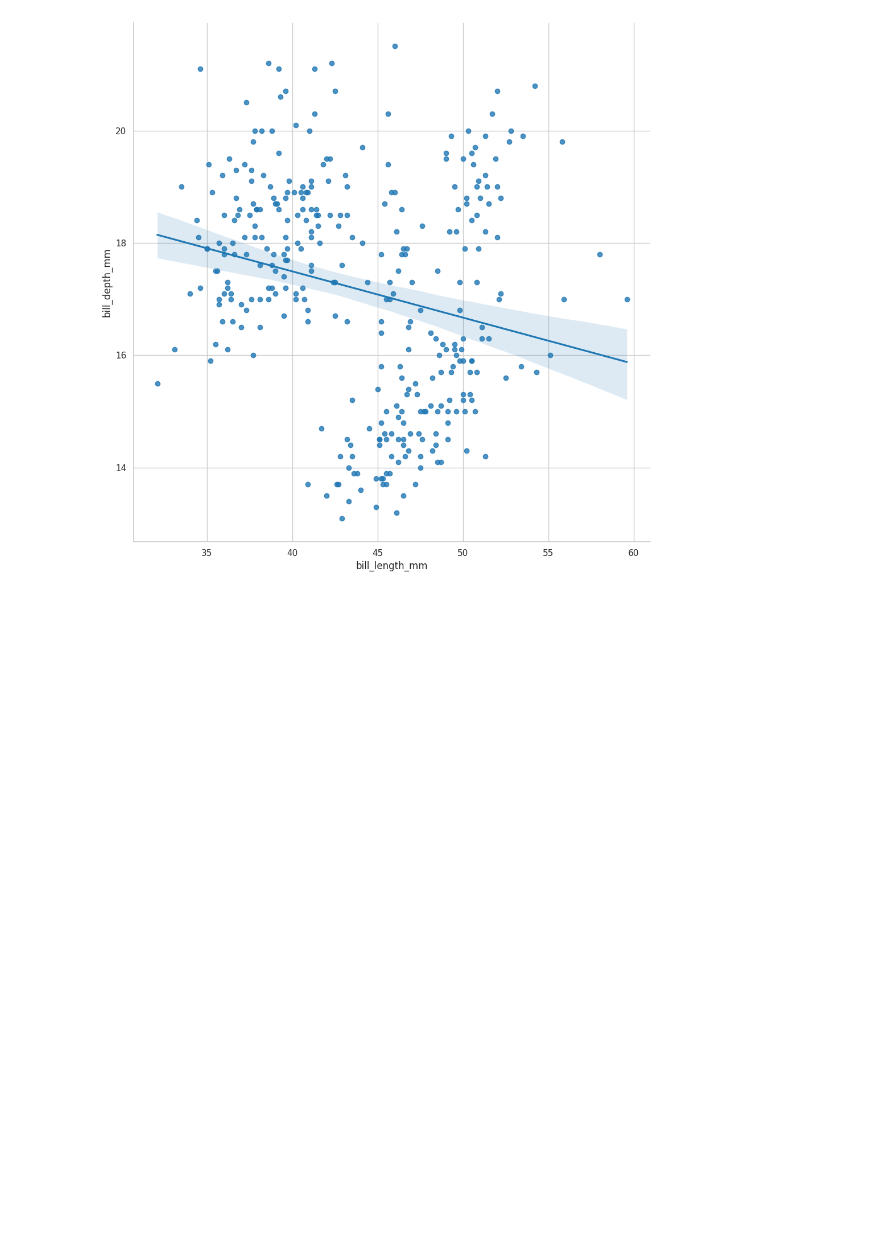
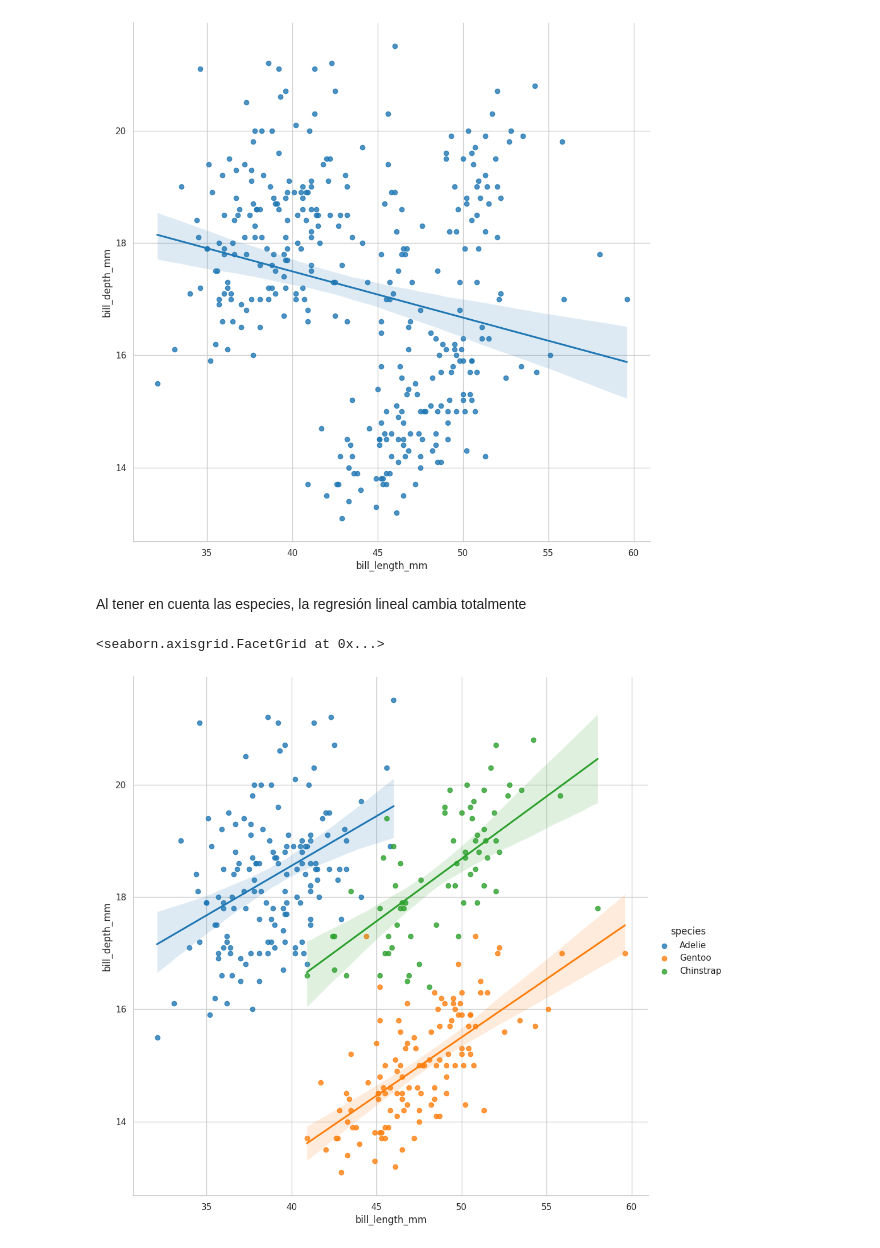
Before and after one commit to M-Alejo/analisis_exploratorio, a Jupyter notebook: conociendo_datos.ipynb, the cells around one changed output. Cells and saved outputs as stored; diff of their text form; code cells hidden in the pictures; blank space fills up the shorter version.

Commit message:
se agrega limitacion de correlacion lineal simple

```diff
--- a/conociendo_datos.ipynb
+++ b/conociendo_datos.ipynb
@@ -963,3 +963,16 @@ sns.lmplot(
 # %% [output]
 <seaborn.axisgrid.FacetGrid at 0x...>
 [figure]
+# %% [markdown]
+Al tener en cuenta las especies, la regresión lineal cambia totalmente
+# %%
+sns.lmplot(
+    data= processed_penguins_df,
+    x='bill_length_mm',
+    y='bill_depth_mm',
+    height=10,
+    hue='species'
+)
+# %% [output]
+<seaborn.axisgrid.FacetGrid at 0x...>
+[figure, added]
```
Also changed, not shown: parts of 10 cells of this notebook.
